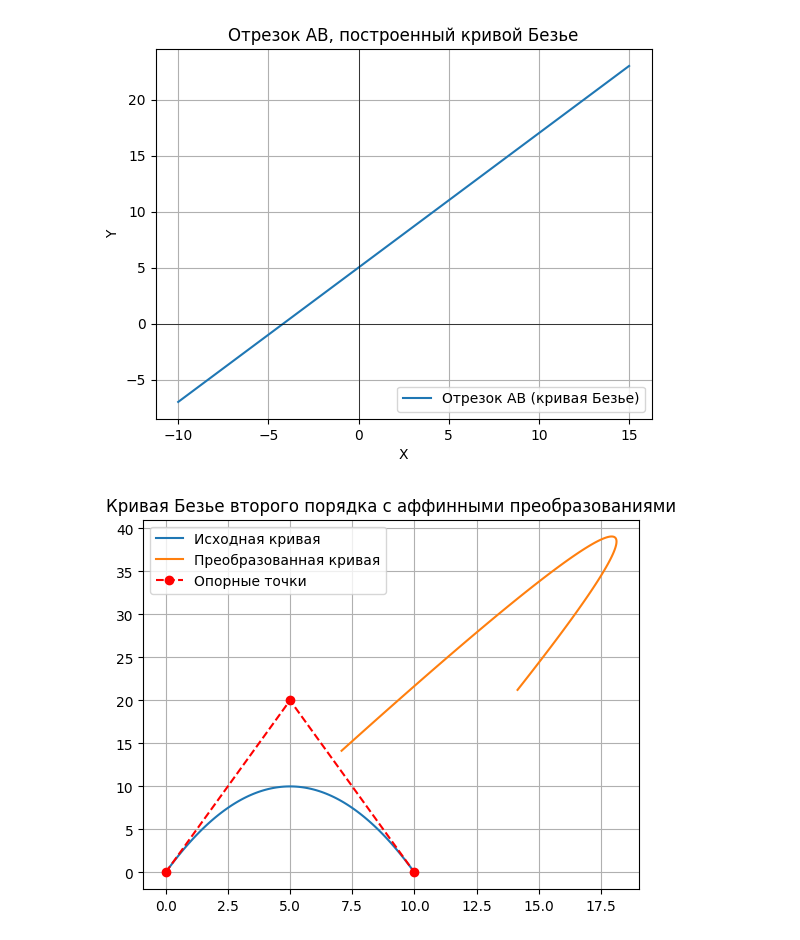
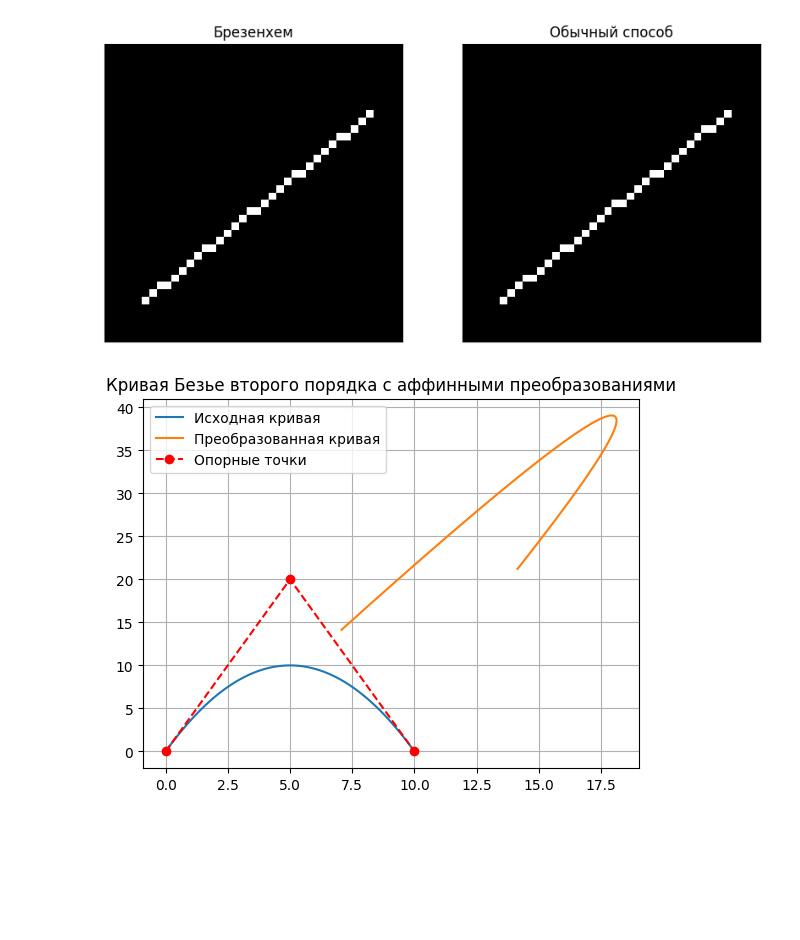
Before and after one commit to sinedmv/ComputationalGeometryLabs, a Jupyter notebook: Task_3.ipynb, the cells around one changed output. Drawn from its saved outputs; the diff is of its cells as text; code cells hidden in the pictures; blank space fills up the shorter version.

```diff
--- a/Task_3.ipynb
+++ b/Task_3.ipynb
@@ -10,32 +16,85 @@
 # Задание 3
 Построить окружность кривыми Безье
 # %%
-# Задание 1
 
 import numpy as np
 import matplotlib.pyplot as plt
 
-def bezier_linear(P0, P1, t):
-    return (1 - t) * P0 + t * P1 # Берем формулки из Википедии https://ru.wikipedia.org/wiki/Кривая_Безье
+def bresenham_line(x0, y0, x1, y1):
+    points = []
+    dx = abs(x1 - x0)
+    dy = abs(y1 - y0)
+    x, y = x0, y0
+    sx = 1 if x1 > x0 else -1
+    sy = 1 if y1 > y0 else -1
 
-A = np.array([-10, -7, 1])
-B = np.array([15, 23, 1])
+    if dy <= dx:
+        err = dx // 2
+        while x != x1:
+            points.append((x, y))
+            err -= dy
+            if err < 0:
+                y += sy
+                err += dx
+            x += sx
+        points.append((x1, y1))
+    else:
+        err = dy // 2
+        while y != y1:
+            points.append((x, y))
+            err -= dx
+            if err < 0:
+                x += sx
+                err += dy
+            y += sy
+        points.append((x1, y1))
+    return points
 
-t = np.linspace(0, 1, 100)
+def naive_line(x0, y0, x1, y1):
+    points = []
+    dx = x1 - x0
+    dy = y1 - y0
+    length = max(abs(dx), abs(dy))
+    for i in range(length + 1):
+        t = i / length
+        x = x0 + dx * t
+        y = y0 + dy * t
+        points.append((x, y))
+    return points
 
-curve = np.array([bezier_linear(A, B, ti) for ti in t])
+def draw_line_on_bitmap(bitmap, points, value=255):
+    h, w = bitmap.shape
+    for x, y in points:
+        xi, yi = int(round(x)), int(round(y))
+        if 0 <= yi < h and 0 <= xi < w:
+            bitmap[yi, xi] = value
 
-plt.plot(curve[:, 0], curve[:, 1], label='Отрезок AB (кривая Безье)')
-plt.grid(True)
-plt.axhline(0, color='black', linewidth=0.5)
-plt.axvline(0, color='black', linewidth=0.5)
-plt.xlabel('X')
-plt.ylabel('Y')
-plt.title('Отрезок AB, построенный кривой Безье')
-plt.legend()
+
+H, W = 40, 40
+
+A = (5, 5)
+B = (35, 30)
+
+img_bres = np.zeros((H, W), dtype=np.uint8)
+img_naive = np.zeros((H, W), dtype=np.uint8)
+
+bres_points = bresenham_line(*A, *B)
+naive_points = naive_line(*A, *B)
+
+draw_line_on_bitmap(img_bres, bres_points, value=255)
+draw_line_on_bitmap(img_naive, naive_points, value=255)
+
+fig, axs = plt.subplots(1, 2, figsize=(10, 5))
+axs[0].imshow(img_bres, cmap='gray', origin='lower')
+axs[0].set_title('Брезенхем')
+axs[1].imshow(img_naive, cmap='gray', origin='lower')
+axs[1].set_title('Обычный способ')
+for ax in axs:
+    ax.set_xticks([])
+    ax.set_yticks([])
 plt.show()
 # %% [output]
-[figure, old version]
+[figure, new version]
 # %%
 # Задание 2.1
 
```
Also changed, not shown: parts of 2 cells of this notebook, 3 other files.
